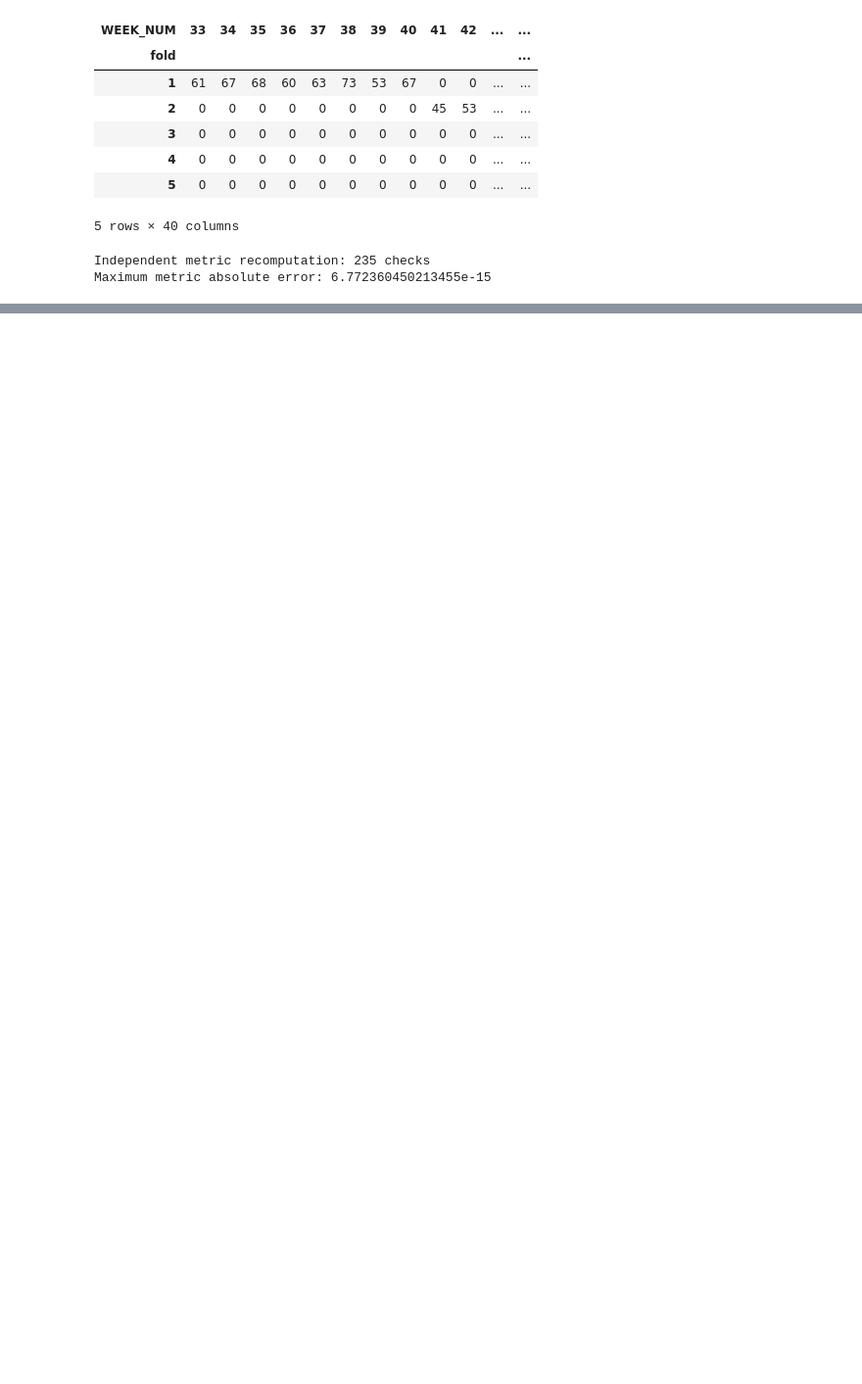
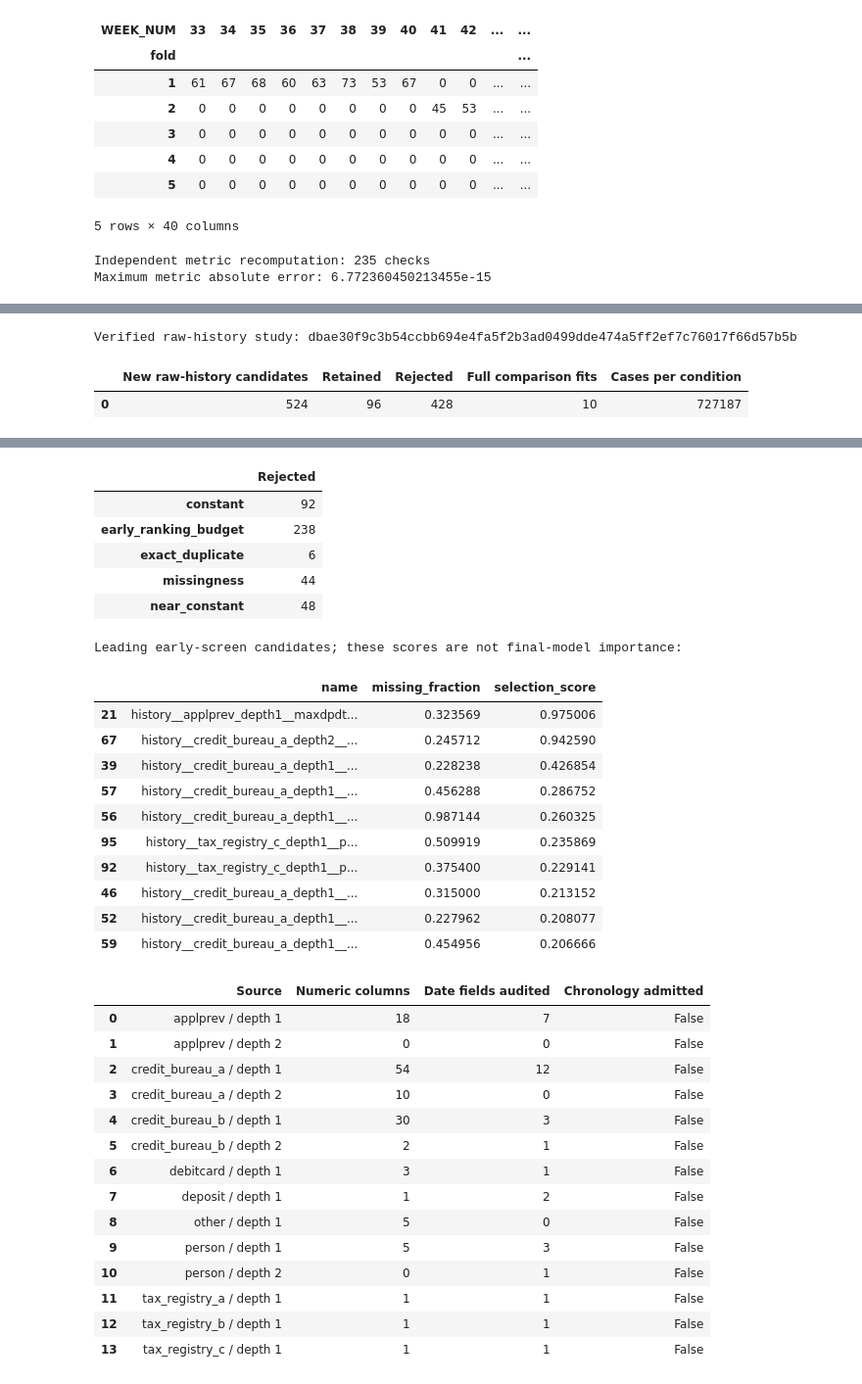
Before and after one commit to alvaromendizabal/home-credit-model-stability, a Jupyter notebook: notebooks/11_feature_research.ipynb, the cells around one changed output, grey strips where cells are left out. Shown at 98% size. Drawn from its saved outputs; the diff is of its cells as text; code cells hidden in the pictures; blank space fills up the shorter version.

```diff
--- a/notebooks/11_feature_research.ipynb
+++ b/notebooks/11_feature_research.ipynb
@@ -320,0 +343,47 @@ and exact hashes are linked in [the research record](../reports/feature_research
+# %%
+from home_credit.modeling.history_report import load_evidence as load_history
+
+history = load_history(root)
+history_result, history_screen = history["result"], history["screen"]
+print("Verified raw-history study:", history_result["study_key"])
+display(
+    pd.DataFrame(
+        [
+            {
+                "New raw-history candidates": history_screen["generated"],
+                "Retained": history_screen["retained"],
+                "Rejected": history_screen["rejected"],
+                "Full comparison fits": history_result["new_model_fits"],
+                "Cases per condition": history_result["aligned_oof_cases"],
+            }
+        ]
+    )
+)
+display(pd.Series(history_result["retained_statistics"], name="Retained").to_frame())
+display(pd.Series(history_screen["rejection_counts"], name="Rejected").to_frame())
+retained = pd.DataFrame(
+    [r["screen"] for r in history_screen["catalog"] if r["rejection_reason"] is None]
+)
+print("Leading early-screen candidates; these scores are not final-model importance:")
+with pd.option_context("display.max_colwidth", 90):
+    display(
+        retained.sort_values("selection_score", ascending=False)
+        .head(10)[["name", "missing_fraction", "selection_score"]]
+        .round(6)
+    )
+audit = pd.DataFrame(
+    [
+        {
+            "Source": f"{a['source']} / depth {a['depth']}",
+            "Numeric columns": len(a["numeric_columns"]),
+            "Date fields audited": len(a["date_fields"]),
+            "Chronology admitted": a["chronology_admitted"],
+        }
+        for a in history["manifest"]["source_audits"]
+    ]
+)
+display(audit)
+# %% [output]
+Verified raw-history study: dbae30f9c3b54ccbb694e4fa5f2b3ad0499dde474a5ff2ef7c76017f66d57b5b
+|  | New raw-history candidates | Retained | Rejected | Full comparison fits | Cases per condition |
+| 0 | 524 | 96 | 428 | 10 | 727187 |
@@ -320,0 +395,33 @@ and exact hashes are linked in [the research record](../reports/feature_research
+|  | Rejected |
+| constant | 92 |
+| early_ranking_budget | 238 |
+| exact_duplicate | 6 |
+| missingness | 44 |
+| near_constant | 48 |
+Leading early-screen candidates; these scores are not final-model importance:
+|  | name | missing_fraction | selection_score |
+| 21 | history__applprev_depth1__maxdpdt... | 0.323569 | 0.975006 |
+| 67 | history__credit_bureau_a_depth2__... | 0.245712 | 0.942590 |
+| 39 | history__credit_bureau_a_depth1__... | 0.228238 | 0.426854 |
+| 57 | history__credit_bureau_a_depth1__... | 0.456288 | 0.286752 |
+| 56 | history__credit_bureau_a_depth1__... | 0.987144 | 0.260325 |
+| 95 | history__tax_registry_c_depth1__p... | 0.509919 | 0.235869 |
+| 92 | history__tax_registry_c_depth1__p... | 0.375400 | 0.229141 |
+| 46 | history__credit_bureau_a_depth1__... | 0.315000 | 0.213152 |
+| 52 | history__credit_bureau_a_depth1__... | 0.227962 | 0.208077 |
+| 59 | history__credit_bureau_a_depth1__... | 0.454956 | 0.206666 |
+|  | Source | Numeric columns | Date fields audited | Chronology admitted |
+| 0 | applprev / depth 1 | 18 | 7 | False |
+| 1 | applprev / depth 2 | 0 | 0 | False |
+| 2 | credit_bureau_a / depth 1 | 54 | 12 | False |
+| 3 | credit_bureau_a / depth 2 | 10 | 0 | False |
+| 4 | credit_bureau_b / depth 1 | 30 | 3 | False |
+| 5 | credit_bureau_b / depth 2 | 2 | 1 | False |
+| 6 | debitcard / depth 1 | 3 | 1 | False |
+| 7 | deposit / depth 1 | 1 | 2 | False |
+| 8 | other / depth 1 | 5 | 0 | False |
+| 9 | person / depth 1 | 5 | 3 | False |
+| 10 | person / depth 2 | 0 | 1 | False |
+| 11 | tax_registry_a / depth 1 | 1 | 1 | False |
+| 12 | tax_registry_b / depth 1 | 1 | 1 | False |
+| 13 | tax_registry_c / depth 1 | 1 | 1 | False |
```
Also changed, not shown: parts of 8 cells of this notebook, 35 other files.
